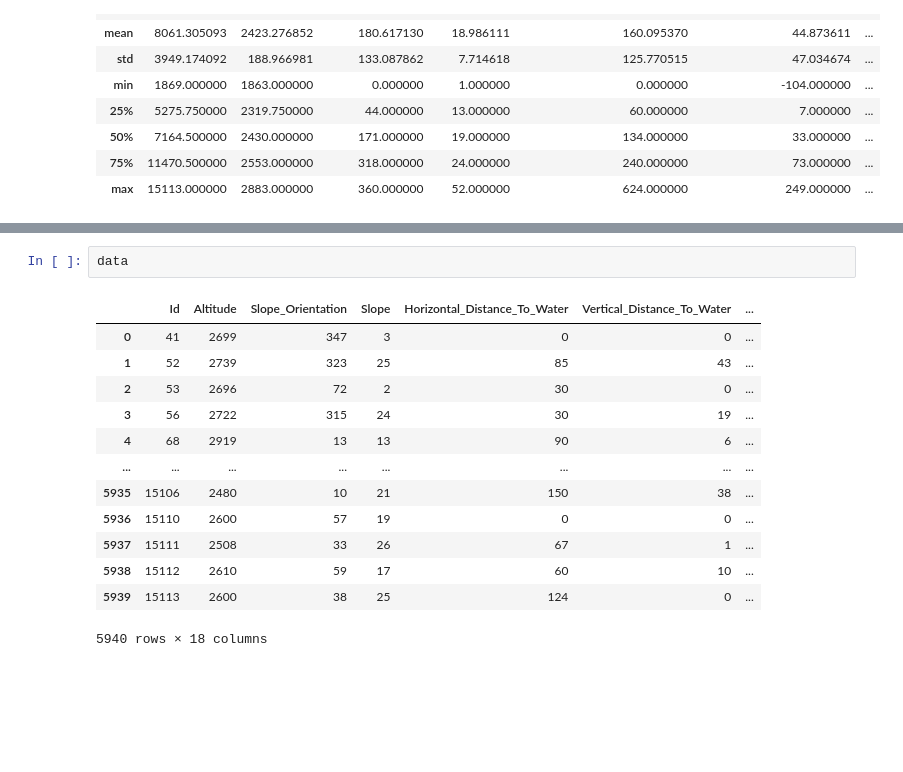
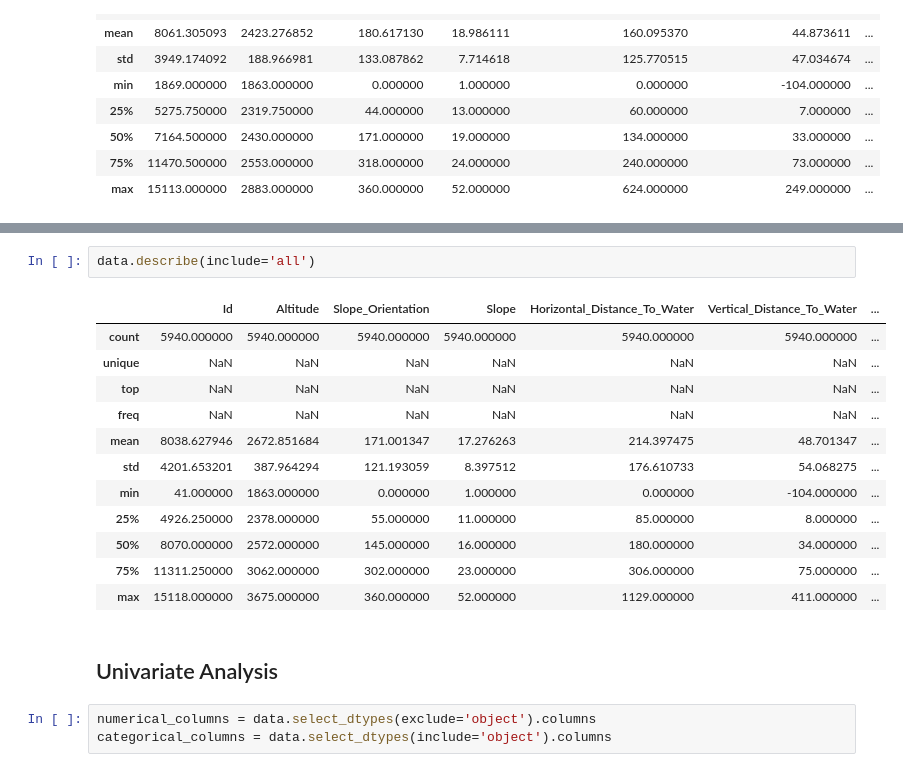
Before and after one commit to beatrizmsa/ml-vegetation-classifier, a Jupyter notebook: notebook.ipynb, the cells around one changed output, grey strips where cells are left out. Cells and saved outputs as stored; diff of their text form; blank space fills up the shorter version.

Commit message:
First draft of univariate analysis

```diff
--- a/notebook.ipynb
+++ b/notebook.ipynb
@@ -47,16 +67,20 @@ data = pd.concat([class1, class3, class6], ignore_index=True)
 # %%
-data
+data.describe(include='all')
 # %% [output]
 |  | Id | Altitude | Slope_Orientation | Slope | Horizontal_Distance_To_Water | Vertical_Distance_To_Water | ... |
-| 0 | 41 | 2699 | 347 | 3 | 0 | 0 | ... |
-| 1 | 52 | 2739 | 323 | 25 | 85 | 43 | ... |
-| 2 | 53 | 2696 | 72 | 2 | 30 | 0 | ... |
-| 3 | 56 | 2722 | 315 | 24 | 30 | 19 | ... |
-| 4 | 68 | 2919 | 13 | 13 | 90 | 6 | ... |
-| ... | ... | ... | ... | ... | ... | ... | ... |
-| 5935 | 15106 | 2480 | 10 | 21 | 150 | 38 | ... |
-| 5936 | 15110 | 2600 | 57 | 19 | 0 | 0 | ... |
-| 5937 | 15111 | 2508 | 33 | 26 | 67 | 1 | ... |
-| 5938 | 15112 | 2610 | 59 | 17 | 60 | 10 | ... |
-| 5939 | 15113 | 2600 | 38 | 25 | 124 | 0 | ... |
+| count | 5940.000000 | 5940.000000 | 5940.000000 | 5940.000000 | 5940.000000 | 5940.000000 | ... |
+| unique | NaN | NaN | NaN | NaN | NaN | NaN | ... |
+| top | NaN | NaN | NaN | NaN | NaN | NaN | ... |
+| freq | NaN | NaN | NaN | NaN | NaN | NaN | ... |
+| mean | 8038.627946 | 2672.851684 | 171.001347 | 17.276263 | 214.397475 | 48.701347 | ... |
+| std | 4201.653201 | 387.964294 | 121.193059 | 8.397512 | 176.610733 | 54.068275 | ... |
+| min | 41.000000 | 1863.000000 | 0.000000 | 1.000000 | 0.000000 | -104.000000 | ... |
+| 25% | 4926.250000 | 2378.000000 | 55.000000 | 11.000000 | 85.000000 | 8.000000 | ... |
+| 50% | 8070.000000 | 2572.000000 | 145.000000 | 16.000000 | 180.000000 | 34.000000 | ... |
+| 75% | 11311.250000 | 3062.000000 | 302.000000 | 23.000000 | 306.000000 | 75.000000 | ... |
+| max | 15118.000000 | 3675.000000 | 360.000000 | 52.000000 | 1129.000000 | 411.000000 | ... |
-5940 rows × 18 columns
+# %% [markdown]
+## Univariate Analysis
+# %%
+numerical_columns = data.select_dtypes(exclude='object').columns
+categorical_columns = data.select_dtypes(include='object').columns
```
Also changed, not shown: parts of 7 cells of this notebook, 2 other files.
